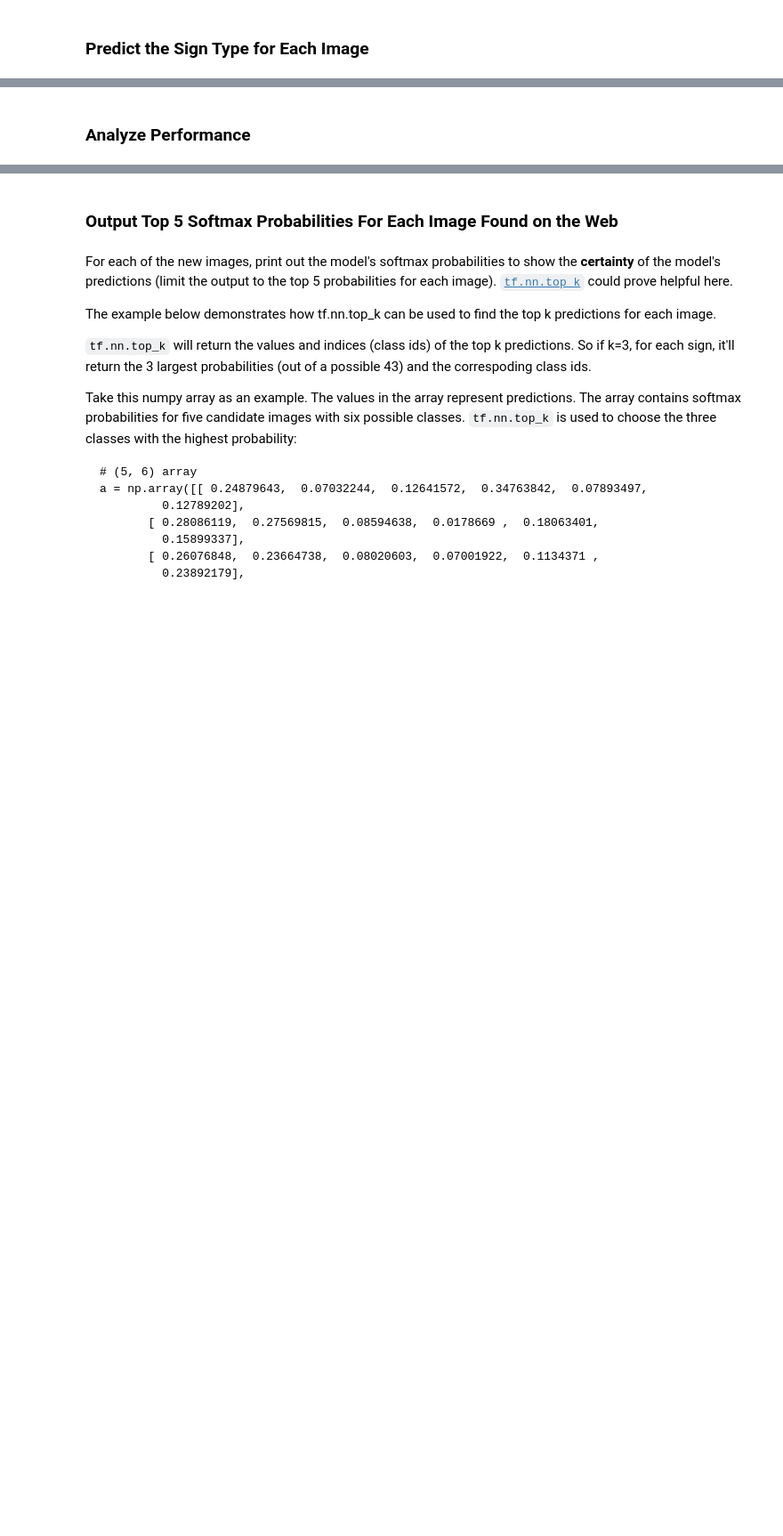
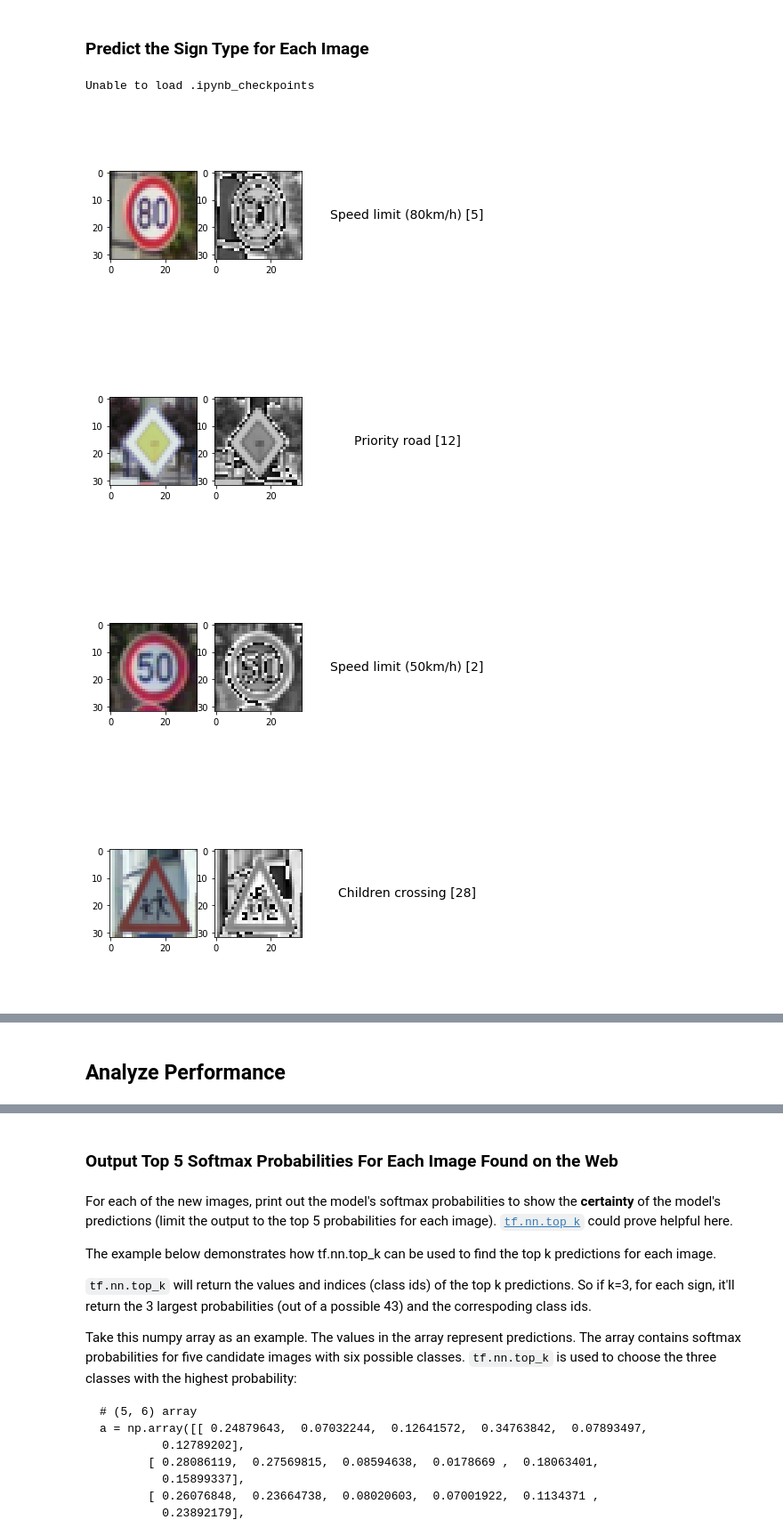
Before and after one commit to dincamihai/CarND-Traffic-Sign-Classifier-Project, a Jupyter notebook: Traffic_Sign_Classifier.ipynb, the cells around one changed output, grey strips where cells are left out. Shown: that part at 89% size. Drawn from its saved outputs; the diff is of its cells as text; code cells hidden in the pictures; blank space fills up the shorter version.

```diff
--- a/Traffic_Sign_Classifier.ipynb
+++ b/Traffic_Sign_Classifier.ipynb
@@ -511,9 +523,9 @@ def evaluate(X_data, y_data):
 # %%
 from sklearn.utils import shuffle
 
-EPOCHS = 10
+EPOCHS = 20
 BATCH_SIZE = 512
-KEEP_PROB = 0.8
+KEEP_PROB = 0.5
 
 with tf.Session() as sess:
     sess.run(tf.global_variables_initializer())
@@ -573,2 +604,6 @@ You may find `signnames.csv` useful as it contains mappings from the class id (i
+# %%
+def predict(dataset):
+    sess = tf.get_default_session()
+    return sess.run(logits, feed_dict={x: dataset, keep_prob: 1})
 # %% [markdown]
 ### Predict the Sign Type for Each Image
@@ -578,0 +610,40 @@ You may find `signnames.csv` useful as it contains mappings from the class id (i
+# %%
+### Run the predictions here and use the model to output the prediction for each image.
+### Make sure to pre-process the images with the same pre-processing pipeline used earlier.
+### Feel free to use as many code cells as needed.
+import os
+
+def load_images():
+    images = []
+    for item in os.listdir('upload'):
+        try:
+            img = resize(mpimg.imread('./upload/%s' % item))
+        except:
+            print("Unable to load %s" % item)
+        else:
+            images.append(img)
+    return images
+
+images = load_images()
+proc_images = preprocess(np.array(images))
+
+with tf.Session() as sess:
+    sess.run(tf.global_variables_initializer())
+    saver.restore(sess, './lenet.ckpt')
+    predictions = np.argmax(predict(proc_images), 1)
+
+    for idx, p in enumerate(predictions):
+        fig = plt.figure()
+        plt.subplot(131)
+        plt.imshow(images[idx])
+        plt.subplot(132)
+        plt.imshow(np.dstack(3*[proc_images[idx]]))
+        plt.subplot(133, frameon=False, xticks=(), yticks=())
+        plt.text(1, 0.5, "%s [%s]" % (classes[str(p)], p), ha='center', va='center', size=14)
+        fig.show()
+# %% [output]
+Unable to load .ipynb_checkpoints
+[figure, added]
+[figure, added]
+[figure, added]
+[figure, added]
@@ -579,5 +655,5 @@ You may find `signnames.csv` useful as it contains mappings from the class id (i
 # %% [markdown]
-### Analyze Performance
+## Analyze Performance
 # %%
 ### Calculate the accuracy for these 5 new images.
 ### For example, if the model predicted 1 out of 5 signs correctly, it's 20% accurate on these new images.
```
Also changed, not shown: parts of 12 cells of this notebook, 12 other files.
